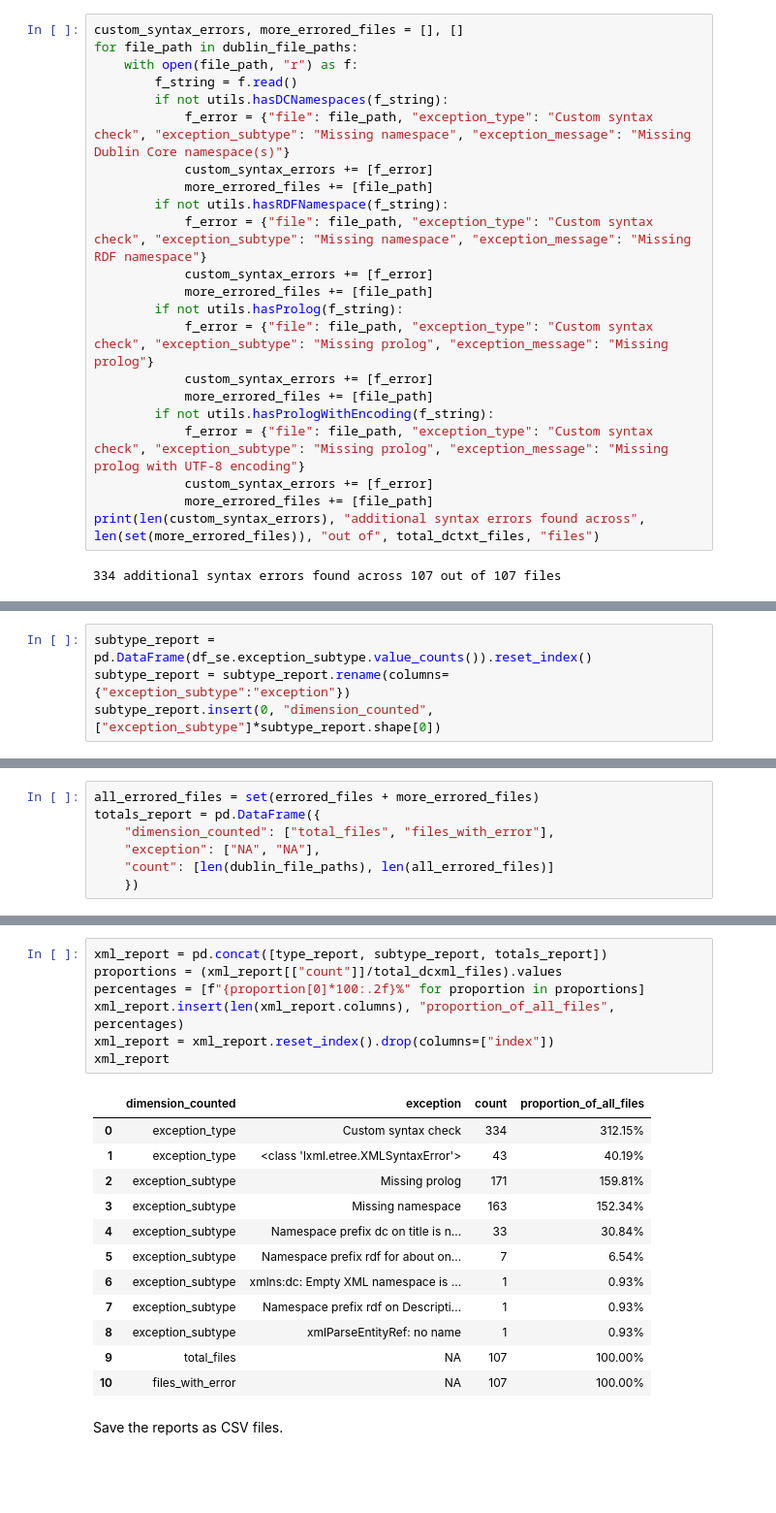
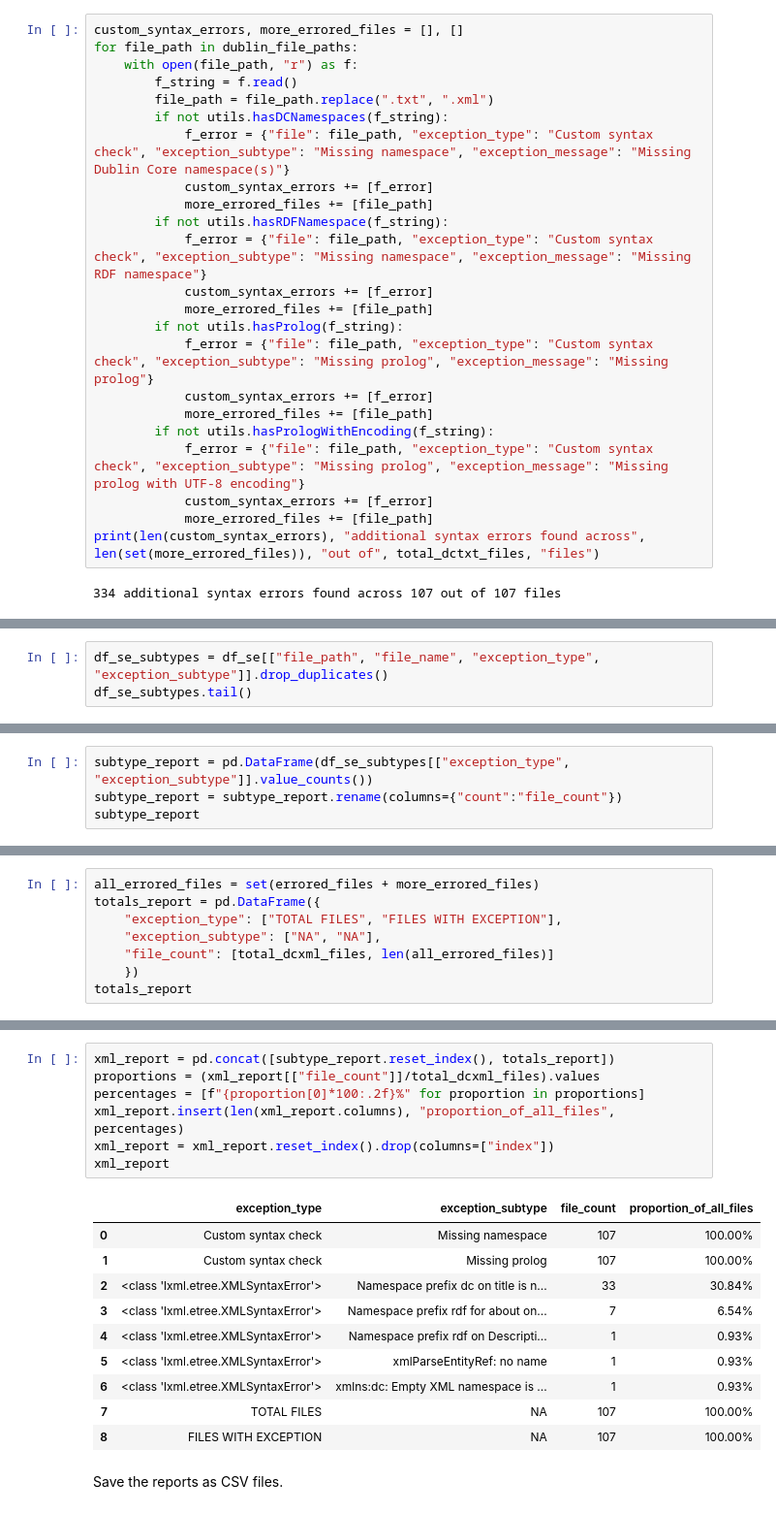
Before and after one commit to thegoose20/lada-eval, a Jupyter notebook: evaluation-syntax.ipynb, the cells around one changed output, grey strips where cells are left out. Shown at 97% size. Cells and saved outputs as stored; diff of their text form; blank space fills up the shorter version.

Commit message:
Created new error reports with custom syntax checks

```diff
--- a/evaluation-syntax.ipynb
+++ b/evaluation-syntax.ipynb
@@ -168,6 +166,7 @@ custom_syntax_errors, more_errored_files = [], []
 for file_path in dublin_file_paths:
     with open(file_path, "r") as f:
         f_string = f.read()
+        file_path = file_path.replace(".txt", ".xml")
         if not utils.hasDCNamespaces(f_string):
             f_error = {"file": file_path, "exception_type": "Custom syntax check", "exception_subtype": "Missing namespace", "exception_message": "Missing Dublin Core namespace(s)"}
             custom_syntax_errors += [f_error]
@@ -202,0 +260,3 @@ df_se.tail()
+# %%
+df_se_subtypes = df_se[["file_path", "file_name", "exception_type", "exception_subtype"]].drop_duplicates()
+df_se_subtypes.tail()
@@ -203,4 +270,4 @@ df_se.tail()
 # %%
-subtype_report = pd.DataFrame(df_se.exception_subtype.value_counts()).reset_index()
-subtype_report = subtype_report.rename(columns={"exception_subtype":"exception"})
-subtype_report.insert(0, "dimension_counted", ["exception_subtype"]*subtype_report.shape[0])
+subtype_report = pd.DataFrame(df_se_subtypes[["exception_type", "exception_subtype"]].value_counts())
+subtype_report = subtype_report.rename(columns={"count":"file_count"})
+subtype_report
@@ -211,7 +284,8 @@ type_report.insert(0, "dimension_counted", ["exception_type"]*type_report.shape[
 # %%
 all_errored_files = set(errored_files + more_errored_files)
 totals_report = pd.DataFrame({
-    "dimension_counted": ["total_files", "files_with_error"],
-    "exception": ["NA", "NA"],
-    "count": [len(dublin_file_paths), len(all_errored_files)]
+    "exception_type": ["TOTAL FILES", "FILES WITH EXCEPTION"],
+    "exception_subtype": ["NA", "NA"],
+    "file_count": [total_dcxml_files, len(all_errored_files)]
     })
+totals_report
@@ -224,22 +300,20 @@ totals_report = pd.DataFrame({
 # %%
-xml_report = pd.concat([type_report, subtype_report, totals_report])
-proportions = (xml_report[["count"]]/total_dcxml_files).values
+xml_report = pd.concat([subtype_report.reset_index(), totals_report])
+proportions = (xml_report[["file_count"]]/total_dcxml_files).values
 percentages = [f"{proportion[0]*100:.2f}%" for proportion in proportions]
 xml_report.insert(len(xml_report.columns), "proportion_of_all_files", percentages)
 xml_report = xml_report.reset_index().drop(columns=["index"])
 xml_report
 # %% [output]
-|  | dimension_counted | exception | count | proportion_of_all_files |
-| 0 | exception_type | Custom syntax check | 334 | 312.15% |
-| 1 | exception_type | <class 'lxml.etree.XMLSyntaxError'> | 43 | 40.19% |
-| 2 | exception_subtype | Missing prolog | 171 | 159.81% |
-| 3 | exception_subtype | Missing namespace | 163 | 152.34% |
-| 4 | exception_subtype | Namespace prefix dc on title is n... | 33 | 30.84% |
-| 5 | exception_subtype | Namespace prefix rdf for about on... | 7 | 6.54% |
-| 6 | exception_subtype | xmlns:dc: Empty XML namespace is ... | 1 | 0.93% |
-| 7 | exception_subtype | Namespace prefix rdf on Descripti... | 1 | 0.93% |
-| 8 | exception_subtype | xmlParseEntityRef: no name | 1 | 0.93% |
-| 9 | total_files | NA | 107 | 100.00% |
-| 10 | files_with_error | NA | 107 | 100.00% |
+|  | exception_type | exception_subtype | file_count | proportion_of_all_files |
+| 0 | Custom syntax check | Missing namespace | 107 | 100.00% |
+| 1 | Custom syntax check | Missing prolog | 107 | 100.00% |
+| 2 | <class 'lxml.etree.XMLSyntaxError'> | Namespace prefix dc on title is n... | 33 | 30.84% |
+| 3 | <class 'lxml.etree.XMLSyntaxError'> | Namespace prefix rdf for about on... | 7 | 6.54% |
+| 4 | <class 'lxml.etree.XMLSyntaxError'> | Namespace prefix rdf on Descripti... | 1 | 0.93% |
+| 5 | <class 'lxml.etree.XMLSyntaxError'> | xmlParseEntityRef: no name | 1 | 0.93% |
+| 6 | <class 'lxml.etree.XMLSyntaxError'> | xmlns:dc: Empty XML namespace is ... | 1 | 0.93% |
+| 7 | TOTAL FILES | NA | 107 | 100.00% |
+| 8 | FILES WITH EXCEPTION | NA | 107 | 100.00% |
 # %% [markdown]
 Save the reports as CSV files.
```
Also changed, not shown: parts of 17 cells of this notebook.
